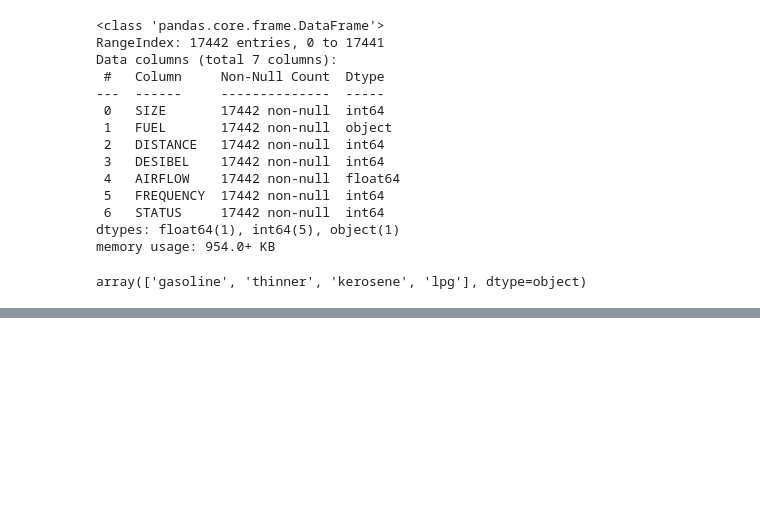
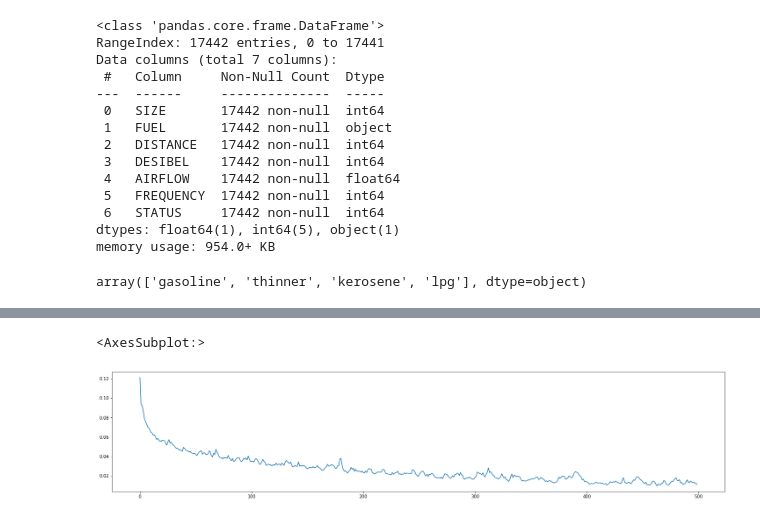
Before and after one commit to Braddock511/Machine-Learning-Practice, a Jupyter notebook: AcousticExtinguisherFire/main.ipynb, the cells around one changed output, grey strips where cells are left out. Cells and saved outputs as stored; diff of their text form; code cells hidden in the pictures; blank space fills up the shorter version.

```diff
--- a/AcousticExtinguisherFire/main.ipynb
+++ b/AcousticExtinguisherFire/main.ipynb
@@ -91 +120,7 @@ plt.gca().set_ylim(0,1)
+# %%
+plt.figure(figsize=(25,5))
+sns.lineplot(x=history.epoch, y=history.history['MAE'])
+# %% [output]
+<AxesSubplot:>
+[figure, added]
 # %%
```
Also changed, not shown: parts of 6 cells of this notebook, 1 other file.
